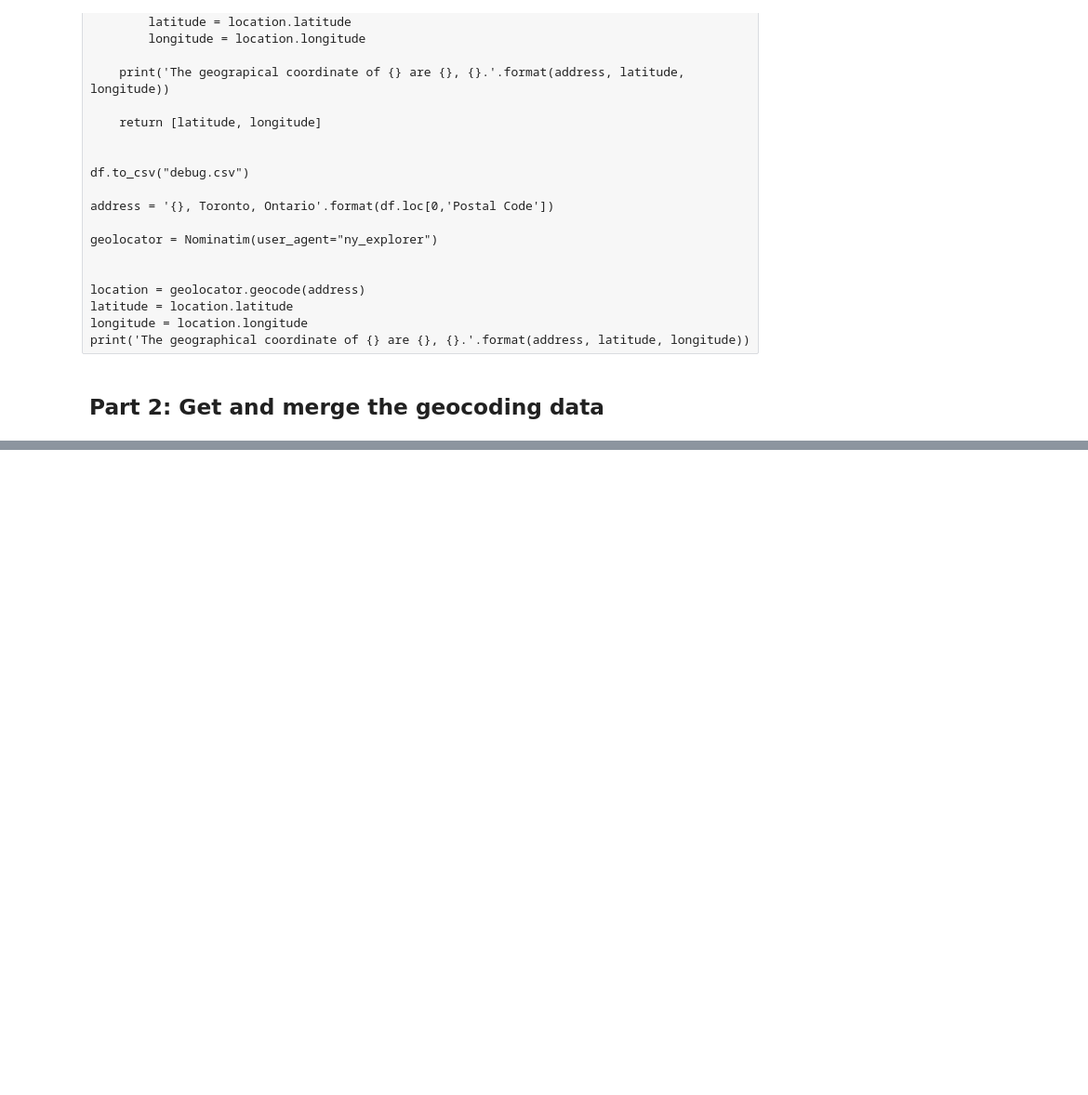
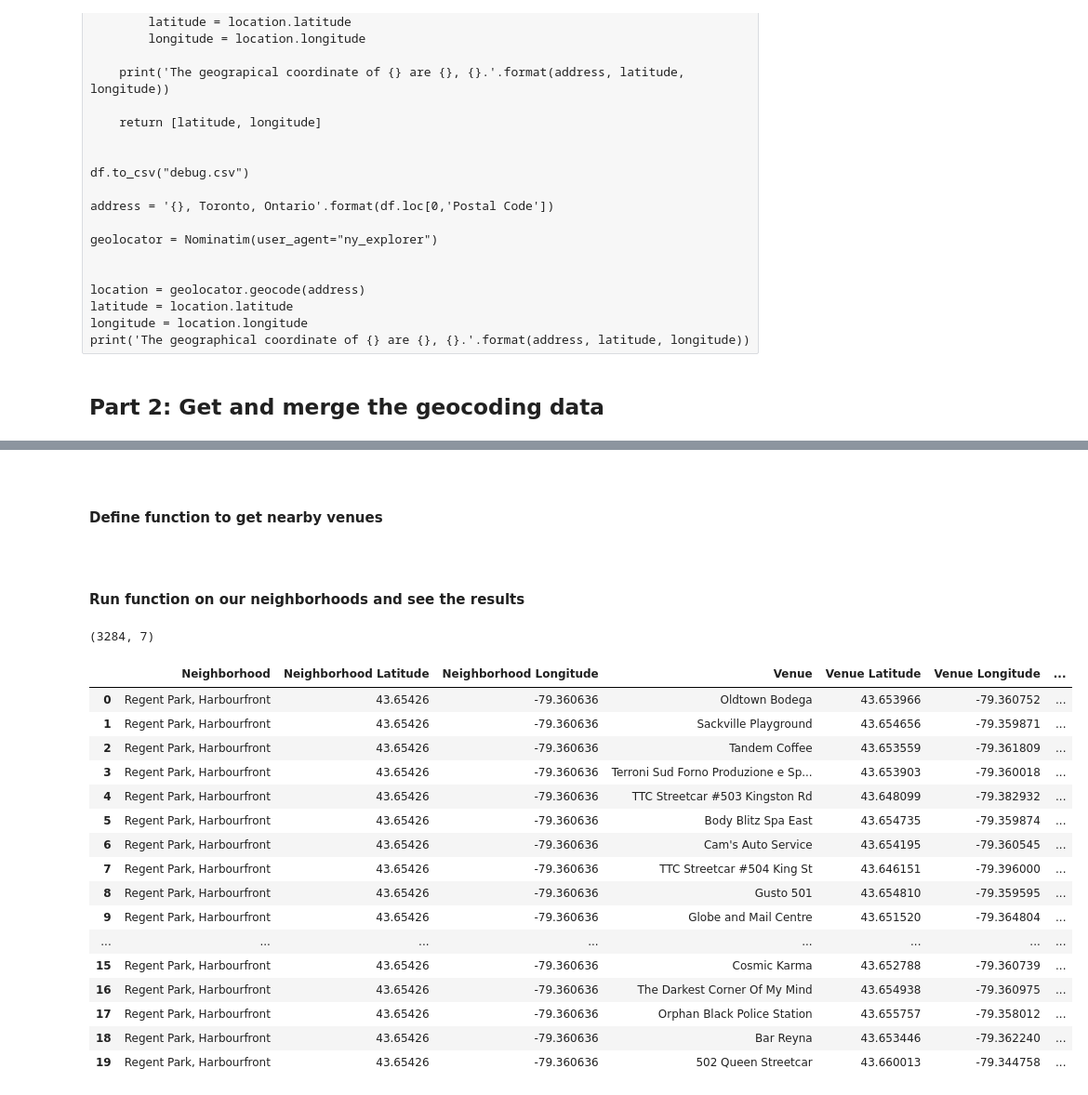
Before and after one commit to timothyhannan/Coursera_Capstone, a Jupyter notebook: TorontoClusters.ipynb, the cells around one changed output, grey strips where cells are left out. Shown at 93% size. Drawn from its saved outputs; the diff is of its cells as text; code cells hidden in the pictures; blank space fills up the shorter version.

```diff
--- a/TorontoClusters.ipynb
+++ b/TorontoClusters.ipynb
@@ -169,0 +262,8 @@ df_merged.head()
+# %%
+radius = 500
+LIMIT = 100
+url = 'https://api.foursquare.com/v2/venues/search?client_id={}&client_secret={}&ll={},{}&v={}&radius={}&limit={}'.format(CLIENT_ID, CLIENT_SECRET, neighborhood_latitude, neighborhood_longitude, VERSION, radius, LIMIT)
+results = requests.get(url).json()
+venues1 = results['response']['venues']
+venues1 = pd.json_normalize(venues1)
+venues1
@@ -169,0 +274,9 @@ df_merged.head()
+# %%
+# function that extracts the category of the venue
+def get_category_type(row):
+    try:
+        #print(row['categories'][0]['name'])
+        return row['categories'][0]['name']
+    except:
+        #print("Uncategorized")
+        return "Uncategorized"
@@ -169,0 +287,14 @@ df_merged.head()
+# %%
+# filter columns
+filtered_columns = ['name', 'categories', 'location.lat', 'location.lng']
+venues = venues1.loc[:, filtered_columns]
+
+# filter the category for each row
+venues['categories'] = venues.apply(get_category_type, axis=1)
+
+# clean columns
+#venues.columns = [col.split(".")[-1] for col in venues.columns]
+#venues = venues.dropna(how='any',axis=0)
+#venues.reset_index(drop=True, inplace=True)
+
+venues.head()
@@ -169,0 +308,4 @@ df_merged.head()
+# %% [markdown]
+<br>
+
+#### Define function to get nearby venues
@@ -169,0 +359,33 @@ df_merged.head()
+# %% [markdown]
+<br>
+
+#### Run function on our neighborhoods and see the results
+# %%
+tor_venues = []
+tor_venues = getNearbyVenues(names=df_tor['Neighborhood'],
+                                   latitudes=df_tor['Latitude'],
+                                   longitudes=df_tor['Longitude']
+                                  )
+# %%
+tor_venues = tor_venues[tor_venues["Venue Category"] != "Uncategorized"].reset_index(drop=True)
+print(tor_venues.shape)
+tor_venues.head(20)
+# %% [output]
+(3284, 7)
+|  | Neighborhood | Neighborhood Latitude | Neighborhood Longitude | Venue | Venue Latitude | Venue Longitude | ... |
+| 0 | Regent Park, Harbourfront | 43.65426 | -79.360636 | Oldtown Bodega | 43.653966 | -79.360752 | ... |
+| 1 | Regent Park, Harbourfront | 43.65426 | -79.360636 | Sackville Playground | 43.654656 | -79.359871 | ... |
+| 2 | Regent Park, Harbourfront | 43.65426 | -79.360636 | Tandem Coffee | 43.653559 | -79.361809 | ... |
+| 3 | Regent Park, Harbourfront | 43.65426 | -79.360636 | Terroni Sud Forno Produzione e Sp... | 43.653903 | -79.360018 | ... |
+| 4 | Regent Park, Harbourfront | 43.65426 | -79.360636 | TTC Streetcar #503 Kingston Rd | 43.648099 | -79.382932 | ... |
+| 5 | Regent Park, Harbourfront | 43.65426 | -79.360636 | Body Blitz Spa East | 43.654735 | -79.359874 | ... |
+| 6 | Regent Park, Harbourfront | 43.65426 | -79.360636 | Cam's Auto Service | 43.654195 | -79.360545 | ... |
+| 7 | Regent Park, Harbourfront | 43.65426 | -79.360636 | TTC Streetcar #504 King St | 43.646151 | -79.396000 | ... |
+| 8 | Regent Park, Harbourfront | 43.65426 | -79.360636 | Gusto 501 | 43.654810 | -79.359595 | ... |
+| 9 | Regent Park, Harbourfront | 43.65426 | -79.360636 | Globe and Mail Centre | 43.651520 | -79.364804 | ... |
+| ... | ... | ... | ... | ... | ... | ... | ... |
+| 15 | Regent Park, Harbourfront | 43.65426 | -79.360636 | Cosmic Karma | 43.652788 | -79.360739 | ... |
+| 16 | Regent Park, Harbourfront | 43.65426 | -79.360636 | The Darkest Corner Of My Mind | 43.654938 | -79.360975 | ... |
+| 17 | Regent Park, Harbourfront | 43.65426 | -79.360636 | Orphan Black Police Station | 43.655757 | -79.358012 | ... |
+| 18 | Regent Park, Harbourfront | 43.65426 | -79.360636 | Bar Reyna | 43.653446 | -79.362240 | ... |
+| 19 | Regent Park, Harbourfront | 43.65426 | -79.360636 | 502 Queen Streetcar | 43.660013 | -79.344758 | ... |
```
Also changed, not shown: parts of 25 cells of this notebook.
